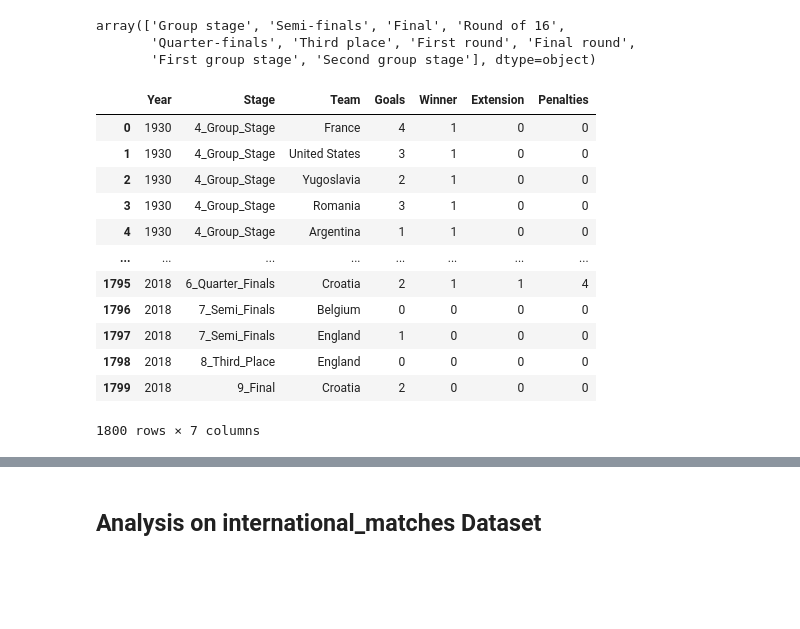
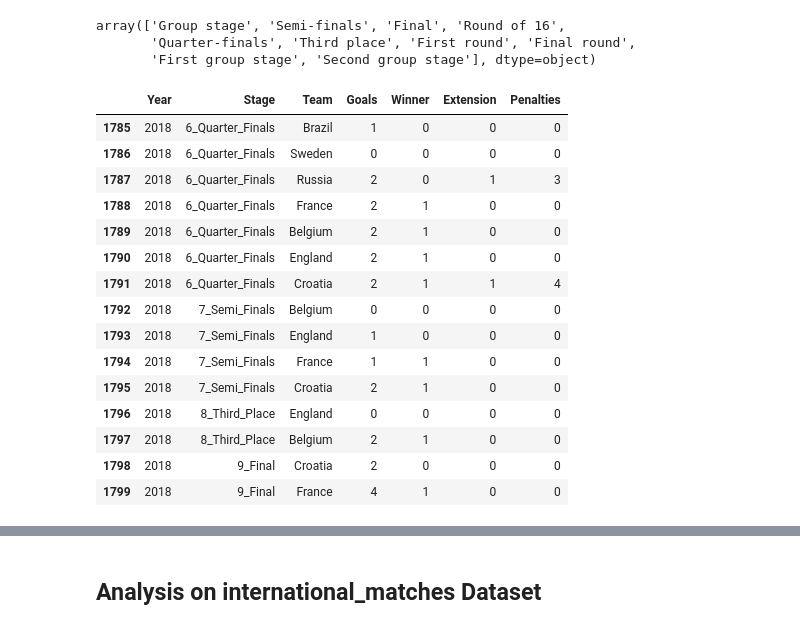
Before and after one commit to gmargonato/Machine_Learning_Projects, a Jupyter notebook: world_cup_2022.ipynb, the cells around one changed output, grey strips where cells are left out. Saved outputs shown, nothing was run; the diff lists cells and outputs as text; code cells hidden in the pictures; blank space fills up the shorter version.

```diff
--- a/world_cup_2022.ipynb
+++ b/world_cup_2022.ipynb
@@ -425,36 +388,38 @@ array(['Group stage', 'Semi-finals', 'Final', 'Round of 16',
        'Quarter-finals', 'Third place', 'First round', 'Final round',
        'First group stage', 'Second group stage'], dtype=object)
 # %%
-# Dictionary with the 'translation' of each stage
+# Dictionary to help understand and sort Stages
 
 stages_dict = {
     'First group stage'     : "0_First_Group_Stage",
     'First round'           : "1_First_Round",
     'Second group stage'    : "2_Second_Group_Stage",
     'Final round'           : "3_Final_Round",
     'Group stage'           : "4_Group_Stage",
     'Round of 16'           : "5_Round_16",
     'Quarter-finals'        : "6_Quarter_Finals",
     'Semi-finals'           : "7_Semi_Finals",
     'Third place'           : "8_Third_Place",
     'Final'                 : "9_Final",
 }
 
-df = goals_per_team.copy()
-df.replace({'Stage': stages_dict}, inplace = True)
-df.sort_values(by=['Year','Stage','Winner'], inplace = True)
-df.tail(15)
+goals_per_team.replace({'Stage': stages_dict}, inplace = True)
+goals_per_team = goals_per_team.sort_values(by=['Year','Stage','Winner']).reset_index(drop = True)
+goals_per_team.tail(15)
 # %% [output]
 |  | Year | Stage | Team | Goals | Winner | Extension | Penalties |
-| 0 | 1930 | 4_Group_Stage | France | 4 | 1 | 0 | 0 |
-| 1 | 1930 | 4_Group_Stage | United States | 3 | 1 | 0 | 0 |
-| 2 | 1930 | 4_Group_Stage | Yugoslavia | 2 | 1 | 0 | 0 |
-| 3 | 1930 | 4_Group_Stage | Romania | 3 | 1 | 0 | 0 |
-| 4 | 1930 | 4_Group_Stage | Argentina | 1 | 1 | 0 | 0 |
-| ... | ... | ... | ... | ... | ... | ... | ... |
-| 1795 | 2018 | 6_Quarter_Finals | Croatia | 2 | 1 | 1 | 4 |
-| 1796 | 2018 | 7_Semi_Finals | Belgium | 0 | 0 | 0 | 0 |
-| 1797 | 2018 | 7_Semi_Finals | England | 1 | 0 | 0 | 0 |
-| 1798 | 2018 | 8_Third_Place | England | 0 | 0 | 0 | 0 |
-| 1799 | 2018 | 9_Final | Croatia | 2 | 0 | 0 | 0 |
+| 1785 | 2018 | 6_Quarter_Finals | Brazil | 1 | 0 | 0 | 0 |
+| 1786 | 2018 | 6_Quarter_Finals | Sweden | 0 | 0 | 0 | 0 |
+| 1787 | 2018 | 6_Quarter_Finals | Russia | 2 | 0 | 1 | 3 |
+| 1788 | 2018 | 6_Quarter_Finals | France | 2 | 1 | 0 | 0 |
+| 1789 | 2018 | 6_Quarter_Finals | Belgium | 2 | 1 | 0 | 0 |
+| 1790 | 2018 | 6_Quarter_Finals | England | 2 | 1 | 0 | 0 |
+| 1791 | 2018 | 6_Quarter_Finals | Croatia | 2 | 1 | 1 | 4 |
+| 1792 | 2018 | 7_Semi_Finals | Belgium | 0 | 0 | 0 | 0 |
+| 1793 | 2018 | 7_Semi_Finals | England | 1 | 0 | 0 | 0 |
+| 1794 | 2018 | 7_Semi_Finals | France | 1 | 1 | 0 | 0 |
+| 1795 | 2018 | 7_Semi_Finals | Croatia | 2 | 1 | 0 | 0 |
+| 1796 | 2018 | 8_Third_Place | England | 0 | 0 | 0 | 0 |
+| 1797 | 2018 | 8_Third_Place | Belgium | 2 | 1 | 0 | 0 |
+| 1798 | 2018 | 9_Final | Croatia | 2 | 0 | 0 | 0 |
+| 1799 | 2018 | 9_Final | France | 4 | 1 | 0 | 0 |
-1800 rows × 7 columns
```
Also changed, not shown: parts of 44 cells of this notebook.
